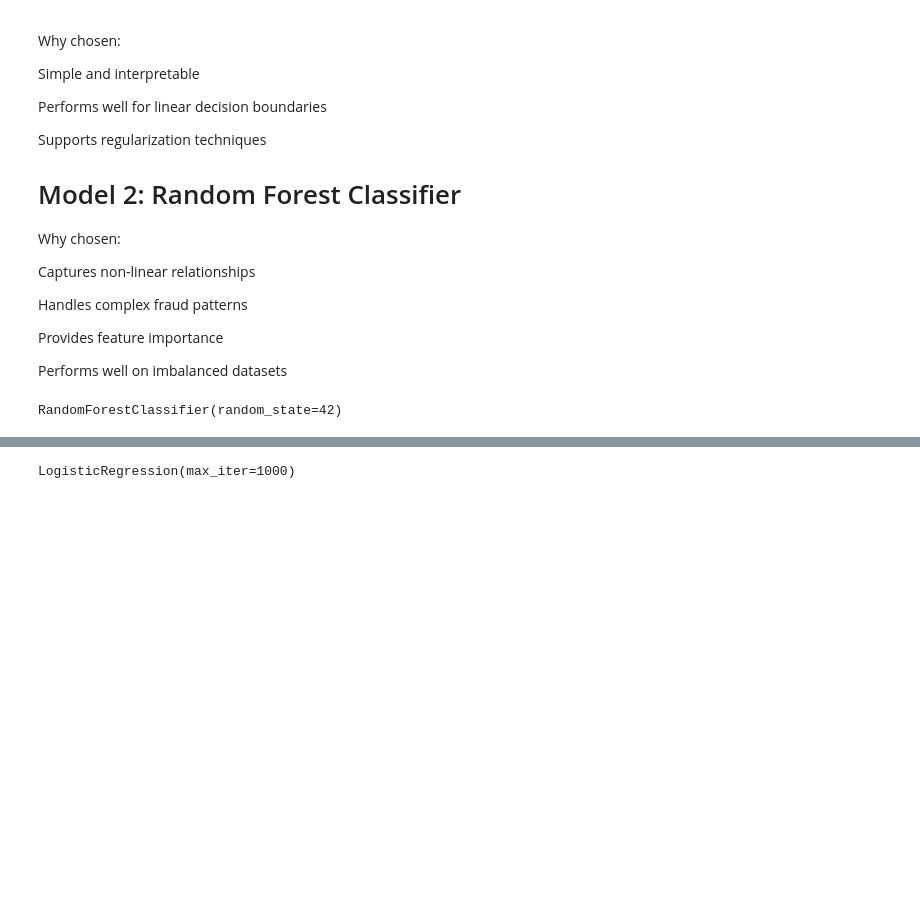
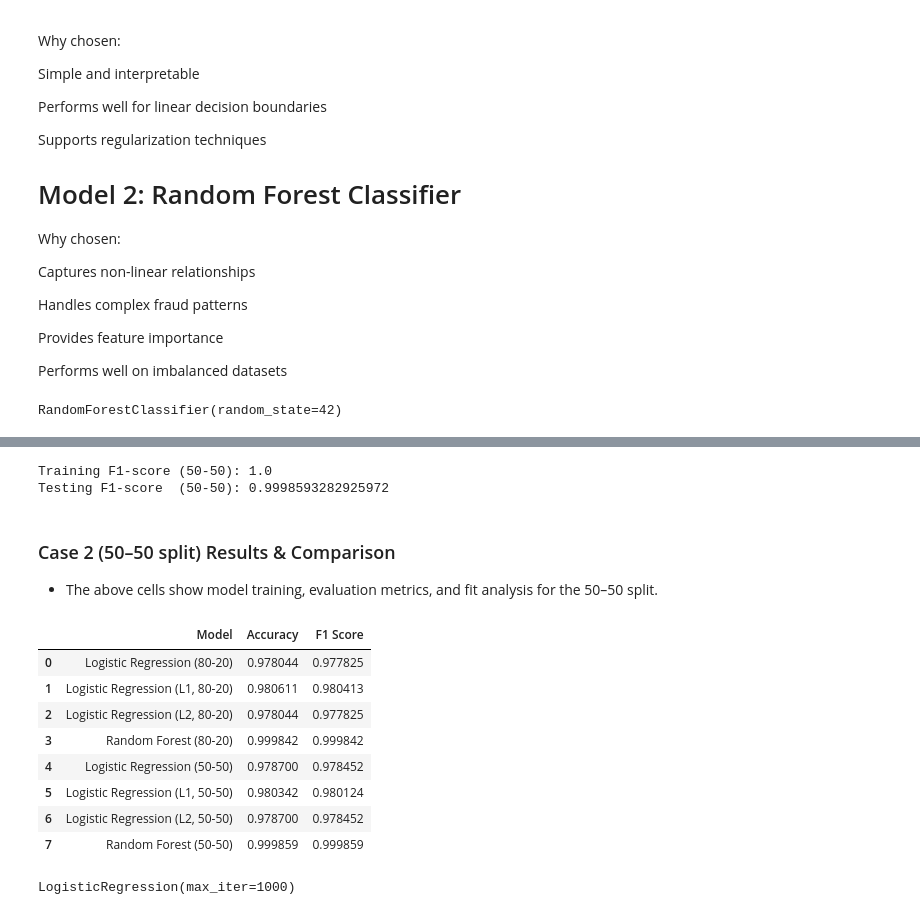
Before and after one commit to rajudb93/DataScience_AI-ML_IIT-Delhi_CertificationProgram, a Jupyter notebook: Group2_creditcard.ipynb, the cells around one changed output, grey strips where cells are left out. Drawn from its saved outputs; the diff is of its cells as text; code cells hidden in the pictures; blank space fills up the shorter version.

```diff
--- a/Group2_creditcard.ipynb
+++ b/Group2_creditcard.ipynb
@@ -489,0 +509,24 @@ RandomForestClassifier(random_state=42)
+# %%
+# Model comparison for 50–50 split
+comparison2 = pd.DataFrame({
+    "Model": [
+        "Logistic Regression (50-50)",
+        "Logistic Regression (L1, 50-50)",
+        "Logistic Regression (L2, 50-50)",
+        "Random Forest (50-50)"
+    ],
+    "Accuracy": [
+        accuracy_score(y_test2, log_reg2.predict(X_test2)),
+        accuracy_score(y_test2, log_l1_2.predict(X_test2)),
+        accuracy_score(y_test2, log_l2_2.predict(X_test2)),
+        accuracy_score(y_test2, rf_model2.predict(X_test2))
+    ],
+    "F1 Score": [
+        f1_score(y_test2, log_reg2.predict(X_test2)),
+        f1_score(y_test2, log_l1_2.predict(X_test2)),
+        f1_score(y_test2, log_l2_2.predict(X_test2)),
+        f1_score(y_test2, rf_model2.predict(X_test2))
+    ]
+})
+
+comparison2
@@ -490,3 +579,45 @@ RandomForestClassifier(random_state=42)
+# %%
+# Underfitting / Overfitting analysis for 50–50 split
+train_pred2 = rf_model2.predict(X_train2)
+train_f1_2 = f1_score(y_train2, train_pred2)
+test_f1_2  = f1_score(y_test2, y_pred2)
+
+print("Training F1-score (50-50):", train_f1_2)
+print("Testing F1-score  (50-50):", test_f1_2)
+# %% [output]
+Training F1-score (50-50): 1.0
+Testing F1-score  (50-50): 0.9998593282925972
+# %% [markdown]
+### Case 2 (50–50 split) Results & Comparison
+- The above cells show model training, evaluation metrics, and fit analysis for the 50–50 split.
+# %%
+# Combined comparison of both splits (80–20 and 50–50)
+combined_comparison = pd.DataFrame({
+    "Model": [
+        "Logistic Regression (80-20)",
+        "Logistic Regression (L1, 80-20)",
+        "Logistic Regression (L2, 80-20)",
+        "Random Forest (80-20)",
+        "Logistic Regression (50-50)",
+        "Logistic Regression (L1, 50-50)",
+        "Logistic Regression (L2, 50-50)",
+        "Random Forest (50-50)"
+    ],
+    "Accuracy": list(comparison["Accuracy"]) + list(comparison2["Accuracy"]),
+    "F1 Score": list(comparison["F1 Score"]) + list(comparison2["F1 Score"])
+})
+
+combined_comparison
+# %% [output]
+|  | Model | Accuracy | F1 Score |
+| 0 | Logistic Regression (80-20) | 0.978044 | 0.977825 |
+| 1 | Logistic Regression (L1, 80-20) | 0.980611 | 0.980413 |
+| 2 | Logistic Regression (L2, 80-20) | 0.978044 | 0.977825 |
+| 3 | Random Forest (80-20) | 0.999842 | 0.999842 |
+| 4 | Logistic Regression (50-50) | 0.978700 | 0.978452 |
+| 5 | Logistic Regression (L1, 50-50) | 0.980342 | 0.980124 |
+| 6 | Logistic Regression (L2, 50-50) | 0.978700 | 0.978452 |
+| 7 | Random Forest (50-50) | 0.999859 | 0.999859 |
 # %%
 #3.5 Regularization Techniques
 #Regularization prevents overfitting by penalizing large coefficients.
```
Also changed, not shown: parts of 12 cells of this notebook, 7 other files.
